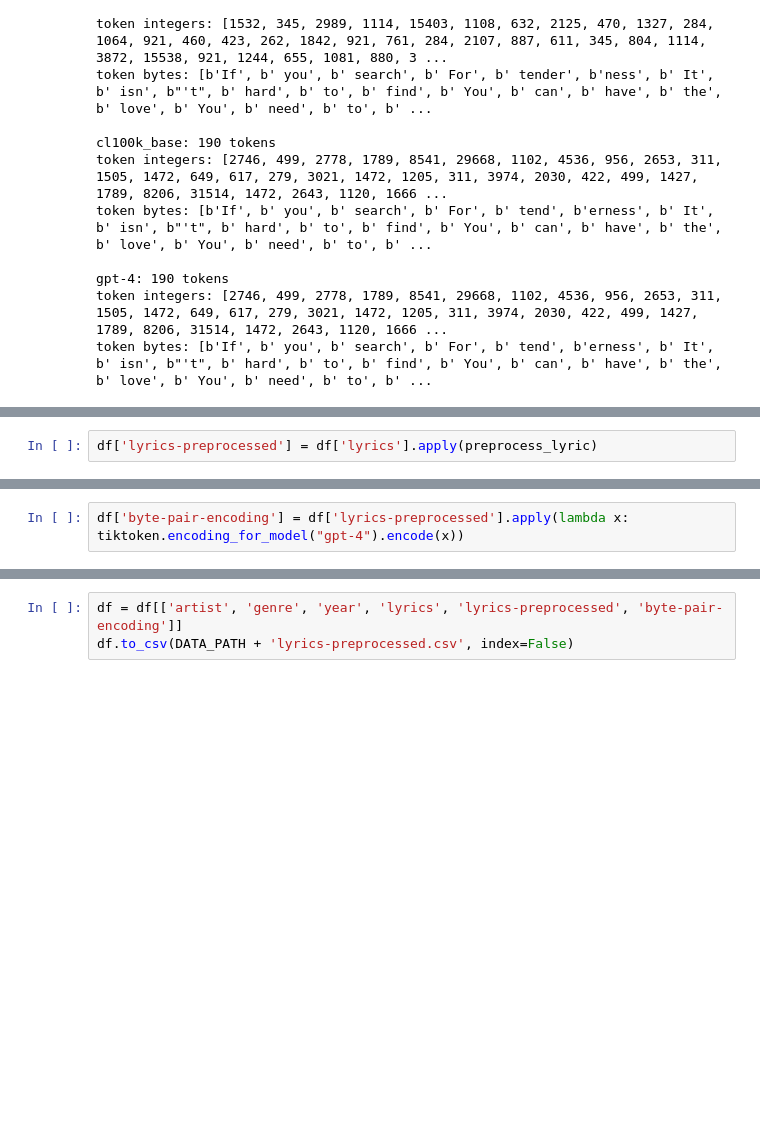
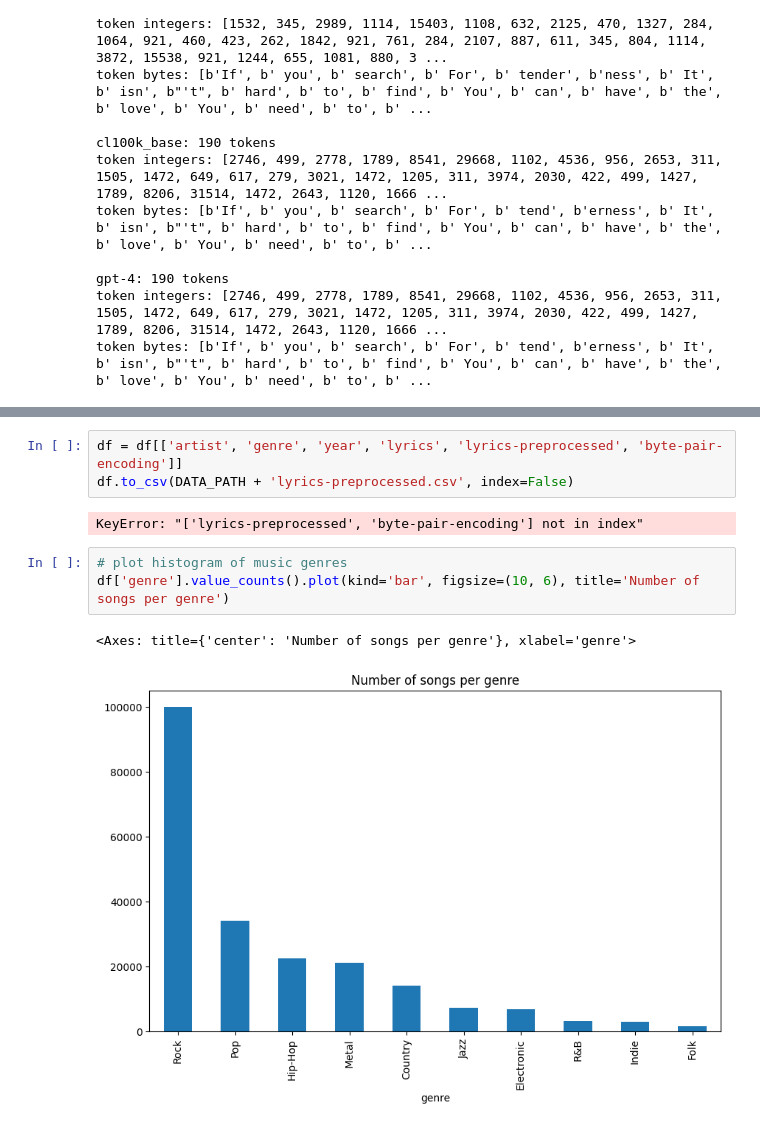
Before and after one commit to palhart/nlp-project, a Jupyter notebook: src/preprocessing/byte-pair-encoding.ipynb, the cells around one changed output, grey strips where cells are left out. Cells and saved outputs as stored; diff of their text form; blank space fills up the shorter version.

```diff
--- a/src/preprocessing/byte-pair-encoding.ipynb
+++ b/src/preprocessing/byte-pair-encoding.ipynb
@@ -178,2 +170,0 @@ def preprocess_lyric(lyric: str) -> str:
-# %%
-df['lyrics-preprocessed'] = df['lyrics'].apply(preprocess_lyric)
@@ -186,2 +170,0 @@ See the caveats in the documentation: https://pandas.pydata.org/pandas-docs/stab
-# %%
-df['byte-pair-encoding'] = df['lyrics-preprocessed'].apply(lambda x: tiktoken.encoding_for_model("gpt-4").encode(x))
@@ -210,3 +171,11 @@ df
 # %%
 df = df[['artist', 'genre', 'year', 'lyrics', 'lyrics-preprocessed', 'byte-pair-encoding']]
 df.to_csv(DATA_PATH + 'lyrics-preprocessed.csv', index=False)
+# %% [output]
+KeyError: "['lyrics-preprocessed', 'byte-pair-encoding'] not in index"
+# %%
+# plot histogram of music genres
+df['genre'].value_counts().plot(kind='bar', figsize=(10, 6), title='Number of songs per genre')
+# %% [output]
+<Axes: title={'center': 'Number of songs per genre'}, xlabel='genre'>
+[figure, added]
```
Also changed, not shown: parts of 10 cells of this notebook, 2 other files.
